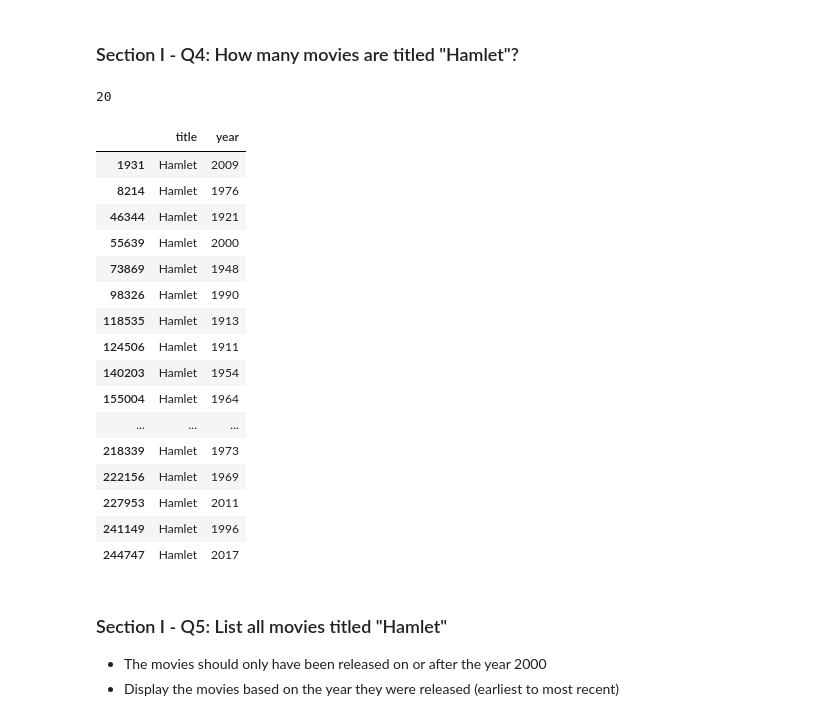
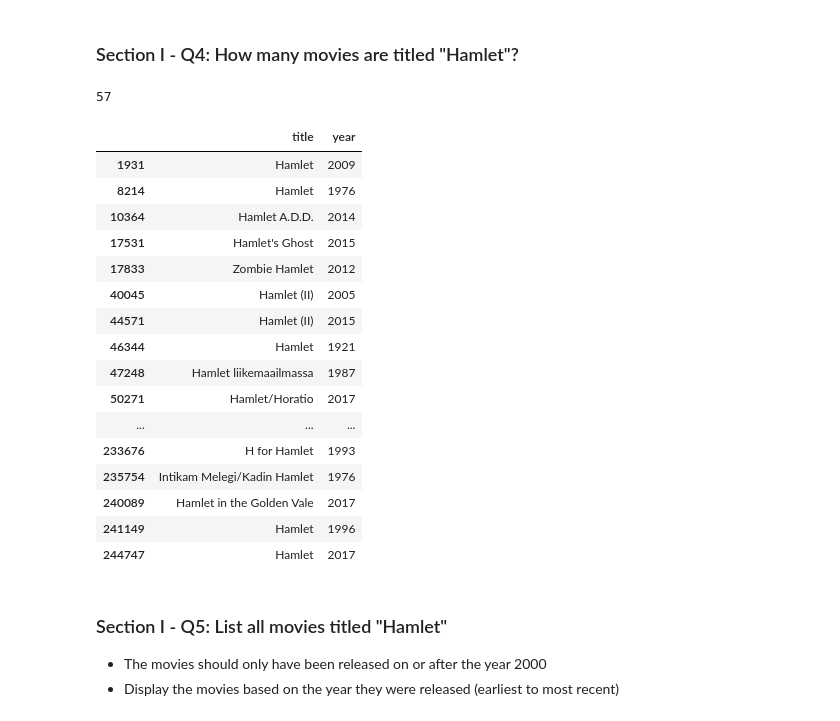
Before and after one commit to Purvi-Rekh/Pandas_mini_project, a Jupyter notebook: Mini_Project_Data_Wrangling_Pandas (1).ipynb, the cells around one changed output. Cells and saved outputs as stored; diff of their text form; code cells hidden in the pictures.

```diff
--- a/Mini_Project_Data_Wrangling_Pandas (1).ipynb
+++ b/Mini_Project_Data_Wrangling_Pandas (1).ipynb
@@ -236,25 +236,25 @@ len(movies[(movies.year >= 2000) & (movies.year <= 2018) ])
 # %% [markdown]
 ### Section I - Q4: How many movies are titled "Hamlet"?
 # %%
-print(len(movies[movies.title == "Hamlet"]))
-movies[movies.title == "Hamlet"]
+print(len(movies[movies.title.str.contains("Hamlet")]))
+movies[movies.title.str.contains("Hamlet")]
 # %% [output]
-20
+57
 |  | title | year |
 | 1931 | Hamlet | 2009 |
 | 8214 | Hamlet | 1976 |
+| 10364 | Hamlet A.D.D. | 2014 |
+| 17531 | Hamlet's Ghost | 2015 |
+| 17833 | Zombie Hamlet | 2012 |
+| 40045 | Hamlet (II) | 2005 |
+| 44571 | Hamlet (II) | 2015 |
 | 46344 | Hamlet | 1921 |
-| 55639 | Hamlet | 2000 |
-| 73869 | Hamlet | 1948 |
-| 98326 | Hamlet | 1990 |
-| 118535 | Hamlet | 1913 |
-| 124506 | Hamlet | 1911 |
-| 140203 | Hamlet | 1954 |
-| 155004 | Hamlet | 1964 |
+| 47248 | Hamlet liikemaailmassa | 1987 |
+| 50271 | Hamlet/Horatio | 2017 |
 | ... | ... | ... |
-| 218339 | Hamlet | 1973 |
-| 222156 | Hamlet | 1969 |
-| 227953 | Hamlet | 2011 |
+| 233676 | H for Hamlet | 1993 |
+| 235754 | Intikam Melegi/Kadin Hamlet | 1976 |
+| 240089 | Hamlet in the Golden Vale | 2017 |
 | 241149 | Hamlet | 1996 |
 | 244747 | Hamlet | 2017 |
 # %% [markdown]
```
Also changed, not shown: parts of 41 cells of this notebook.
